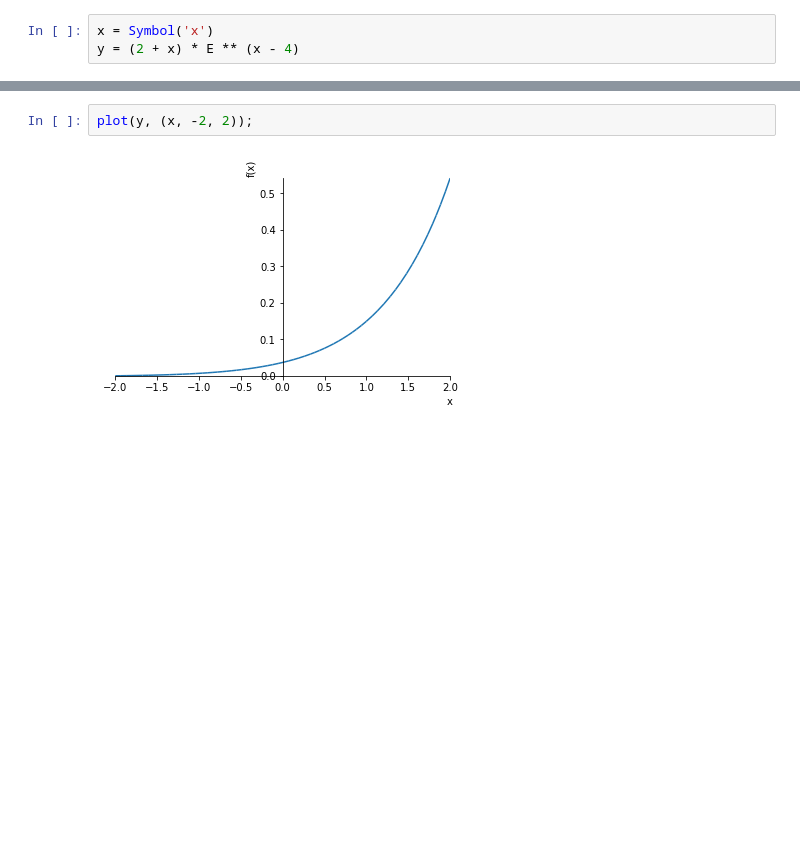
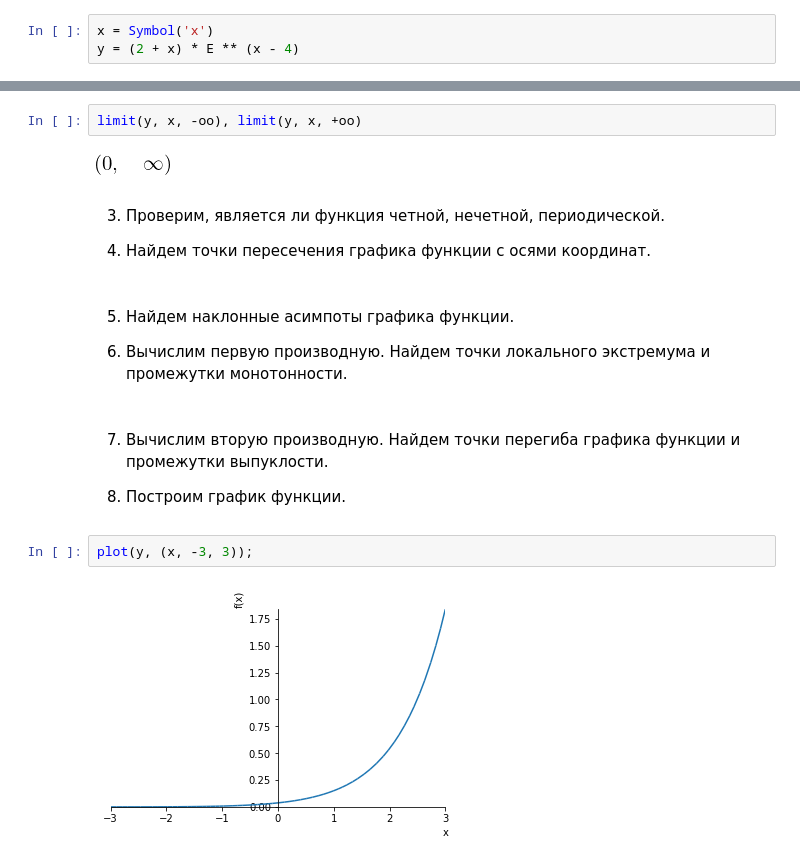
Before and after one commit to OlgaBelitskaya/math_20182019, a Jupyter notebook: mathanalysis_standardcalc209-215.ipynb, the cells around one changed output, grey strips where cells are left out. Saved outputs shown, nothing was run; the diff lists cells and outputs as text; blank space fills up the shorter version.

```diff
--- a/mathanalysis_standardcalc209-215.ipynb
+++ b/mathanalysis_standardcalc209-215.ipynb
@@ -387,4 +444,21 @@ y = (2 + x) * E ** (x - 4)
+# %%
+limit(y, x, -oo), limit(y, x, +oo)
+# %% [output]
+[figure, added]
+# %% [markdown]
+3) Проверим, является ли функция четной, нечетной, периодической.
+
+
+4) Найдем точки пересечения графика функции с осями координат.
+# %% [markdown]
+5) Найдем наклонные асимпоты графика функции.
+
+6) Вычислим первую производную. Найдем точки локального экстремума и промежутки монотонности.
+# %% [markdown]
+7) Вычислим вторую производную. Найдем точки перегиба графика функции и промежутки выпуклости.
+
+8) Построим график функции.
 # %%
-plot(y, (x, -2, 2));
+plot(y, (x, -3, 3));
 # %% [output]
-[figure, old version]
+[figure, new version]
```
Also changed, not shown: parts of 13 cells of this notebook.
